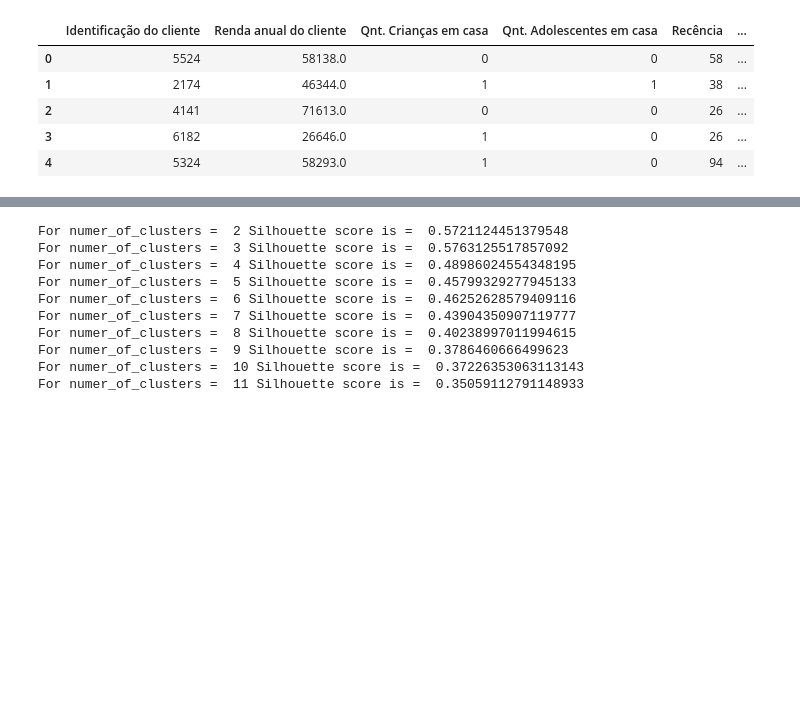
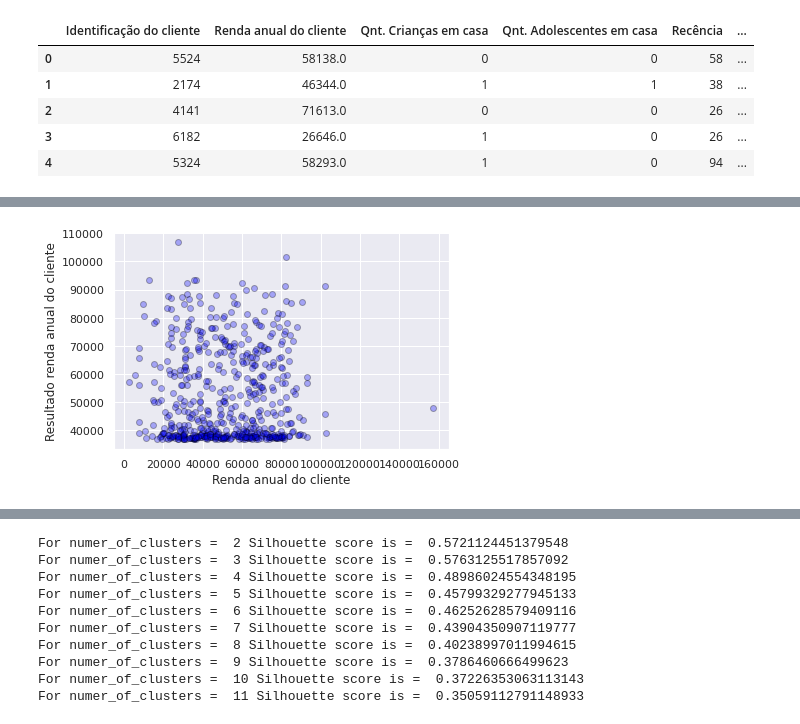
Before and after one commit to mavismmg/MarketingCampaign_Clustering, a Jupyter notebook: Customers_Personality_Analysis.ipynb, the cells around one changed output, grey strips where cells are left out. Drawn from its saved outputs; the diff is of its cells as text; code cells hidden in the pictures; blank space fills up the shorter version.

```diff
--- a/Customers_Personality_Analysis.ipynb
+++ b/Customers_Personality_Analysis.ipynb
@@ -263,0 +266,10 @@ coefficient of determination:  0.5868520200914569
+# %%
+plt.scatter(linear_analysis_axisY.iloc[0:554, :], linear_pred, alpha=0.3, color='blue',
+            edgecolors='black')
+
+plt.xlabel('Renda anual do cliente', fontsize=12)
+plt.ylabel('Resultado renda anual do cliente', fontsize=12)
+
+plt.show()
+# %% [output]
+[figure, added]
```
Also changed, not shown: parts of 63 cells of this notebook.
